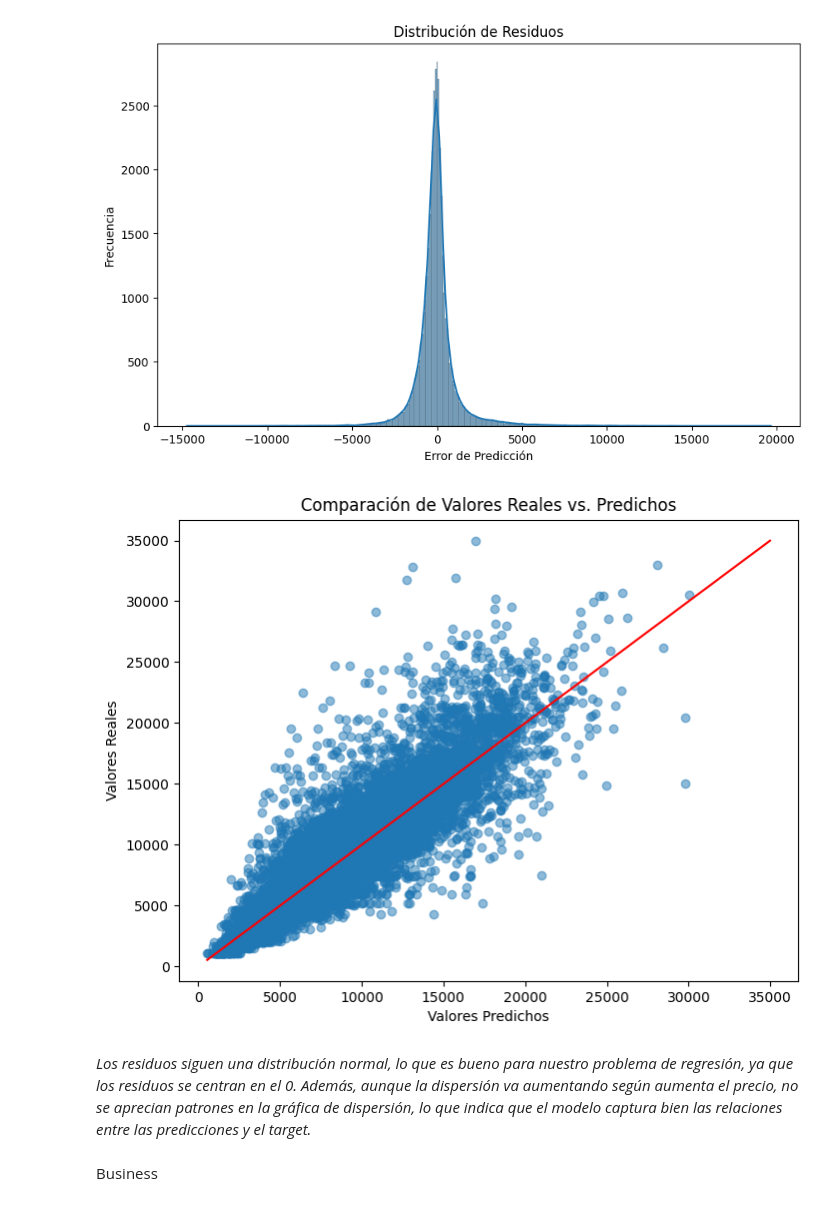
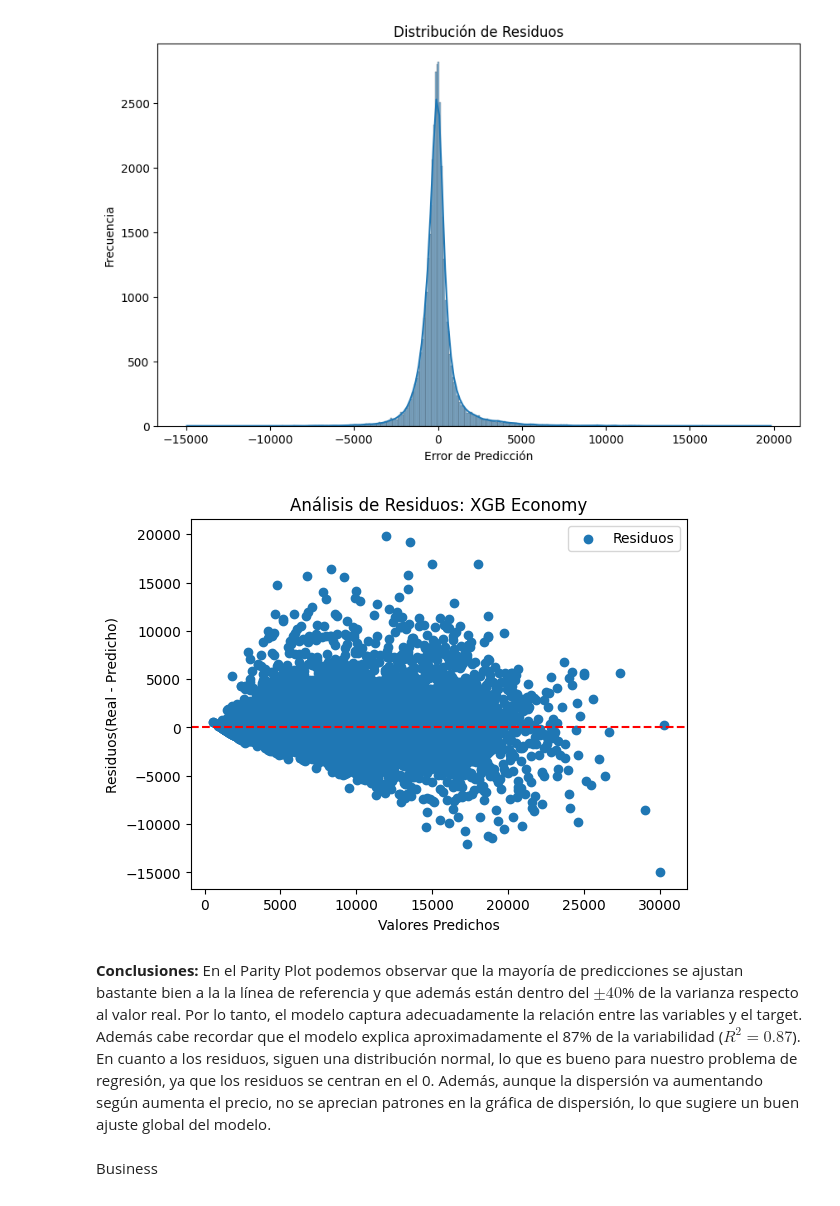
Before and after one commit to Cesar-CSP/ML_Prediccion_Precios_Vuelos, a Jupyter notebook: main_Prediccion_Precios_Vuelos_India.ipynb, the cells around one changed output. Cells and saved outputs as stored; diff of their text form; code cells hidden in the pictures.

```diff
--- a/main_Prediccion_Precios_Vuelos_India.ipynb
+++ b/main_Prediccion_Precios_Vuelos_India.ipynb
@@ -1582,18 +1563,19 @@ plt.ylabel('Frecuencia')
 plt.show()
 # %% [output]
 [figure]
-# %%
-# Valores reales del test (Economy)
-y_real_eco = y_eco_test.values
-
-# Predicciones del modelo optimizado
-y_pred_eco = best_xgb_eco.predict(X_eco_test)
-
-# Llamada a la función
-plot_predictions_vs_actual(y_real_eco, y_pred_eco)
-# %% [output]
-[figure, removed]
-# %% [markdown]
-*Los residuos siguen una distribución normal, lo que es bueno para nuestro problema de regresión, ya que los residuos se centran en el 0. Además, aunque la dispersión va aumentando según aumenta el precio, no se aprecian patrones en la gráfica de dispersión, lo que indica que el modelo captura bien las relaciones entre las predicciones y el target.*
+# %%
+# Gráfica de dispersión de residuos
+plt.scatter(y_pred_eco, residuos_eco, label = "Residuos")
+plt.title('Análisis de Residuos: XGB Economy')
+plt.xlabel('Valores Predichos')
+plt.ylabel('Residuos(Real - Predicho)')
+plt.axhline(y=0, color='r', linestyle='--')
+
+plt.legend()
+plt.show()
+# %% [output]
+[figure, added]
+# %% [markdown]
+**Conclusiones:** En el Parity Plot podemos observar que la mayoría de predicciones se ajustan bastante bien a la la línea de referencia y que además están dentro del $\pm 40$% de la varianza respecto al valor real. Por lo tanto, el modelo captura adecuadamente la relación entre las variables y el target. Además cabe recordar que el modelo explica aproximadamente el 87% de la variabilidad ($R^2 = 0.87$). En cuanto a los residuos, siguen una distribución normal, lo que es bueno para nuestro problema de regresión, ya que los residuos se centran en el 0. Además, aunque la dispersión va aumentando según aumenta el precio, no se aprecian patrones en la gráfica de dispersión, lo que sugiere un buen ajuste global del modelo.
 # %% [markdown]
 Business
```
Also changed, not shown: parts of 23 cells of this notebook.
